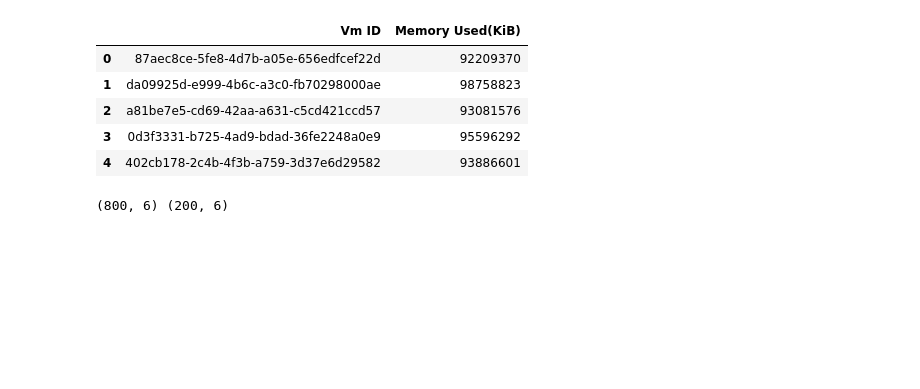
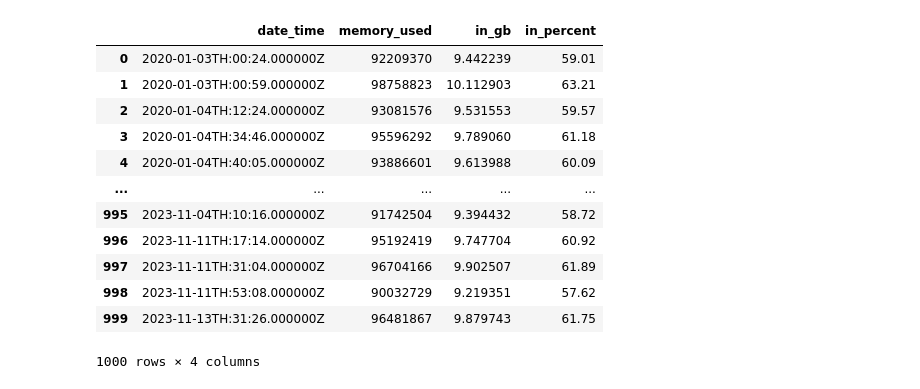
Before and after one commit to anni1st/Anomaly-Detection-VM-, a Jupyter notebook: anomaly_detection_memory.ipynb, the cells around one changed output. Saved outputs shown, nothing was run; the diff lists cells and outputs as text; code cells hidden in the pictures; blank space fills up the shorter version.

```diff
--- a/anomaly_detection_memory.ipynb
+++ b/anomaly_detection_memory.ipynb
@@ -29,20 +18,17 @@ memory.head()
-# %%
-main_df = df[['Vm ID', 'Memory Used(KiB)']]
-main_df.head()
-# %% [output]
-|  | Vm ID | Memory Used(KiB) |
-| 0 | 87aec8ce-5fe8-4d7b-a05e-656edfcef22d | 92209370 |
-| 1 | da09925d-e999-4b6c-a3c0-fb70298000ae | 98758823 |
-| 2 | a81be7e5-cd69-42aa-a631-c5cd421ccd57 | 93081576 |
-| 3 | 0d3f3331-b725-4ad9-bdad-36fe2248a0e9 | 95596292 |
-| 4 | 402cb178-2c4b-4f3b-a759-3d37e6d29582 | 93886601 |
-# %%
-train_size = int(len(df) * .80)
-test_size = len(df) - train_size
-# Memisahkan data menjadi data latih dan data uji (80% train, 20% test)
-train, test = df.iloc[0:train_size], df.iloc[train_size:len(df)]
-
-# Menampilkan ukuran dari setiap subset
-print(train.shape, test.shape)
-# %% [output]
-(800, 6) (200, 6)
+# %%
+data = pd.read_csv('memory_data.csv')
+data
+# %% [output]
+|  | date_time | memory_used | in_gb | in_percent |
+| 0 | 2020-01-03TH:00:24.000000Z | 92209370 | 9.442239 | 59.01 |
+| 1 | 2020-01-03TH:00:59.000000Z | 98758823 | 10.112903 | 63.21 |
+| 2 | 2020-01-04TH:12:24.000000Z | 93081576 | 9.531553 | 59.57 |
+| 3 | 2020-01-04TH:34:46.000000Z | 95596292 | 9.789060 | 61.18 |
+| 4 | 2020-01-04TH:40:05.000000Z | 93886601 | 9.613988 | 60.09 |
+| ... | ... | ... | ... | ... |
+| 995 | 2023-11-04TH:10:16.000000Z | 91742504 | 9.394432 | 58.72 |
+| 996 | 2023-11-11TH:17:14.000000Z | 95192419 | 9.747704 | 60.92 |
+| 997 | 2023-11-11TH:31:04.000000Z | 96704166 | 9.902507 | 61.89 |
+| 998 | 2023-11-11TH:53:08.000000Z | 90032729 | 9.219351 | 57.62 |
+| 999 | 2023-11-13TH:31:26.000000Z | 96481867 | 9.879743 | 61.75 |
+1000 rows × 4 columns
```
Also changed, not shown: parts of 15 cells of this notebook.
